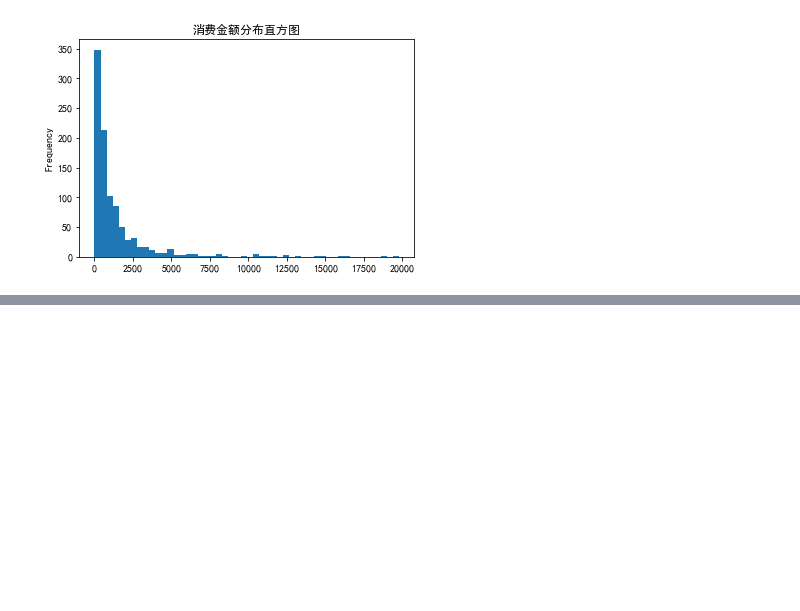
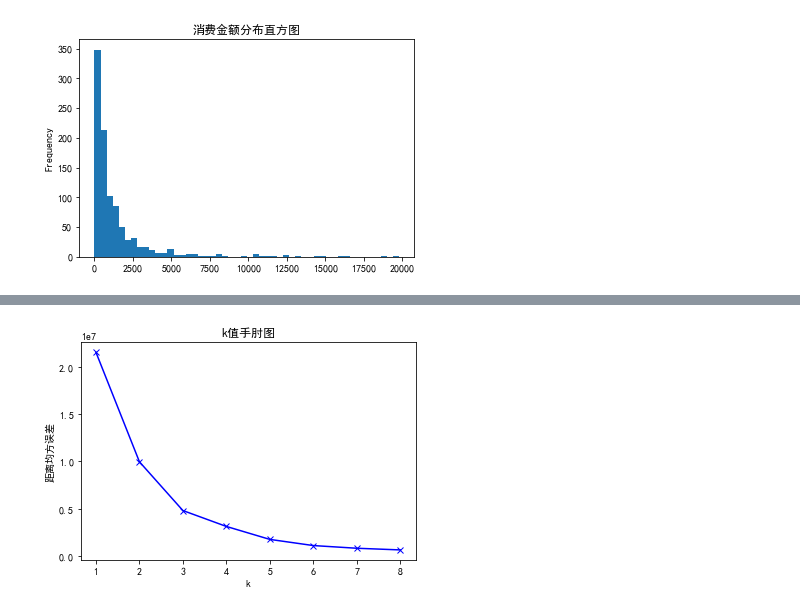
Before and after one commit to LMFrank/ml_project, a Jupyter notebook: GeekTime/course01/ch04/聚类-根据RFM值为用户分组画像.ipynb, the cells around one changed output, grey strips where cells are left out. Drawn from its saved outputs; the diff is of its cells as text; code cells hidden in the pictures; blank space fills up the shorter version.

```diff
--- a/GeekTime/course01/ch04/聚类-根据RFM值为用户分组画像.ipynb
+++ b/GeekTime/course01/ch04/聚类-根据RFM值为用户分组画像.ipynb
@@ -155,0 +176,4 @@ df_user.query('M值 < 20000')['M值'].plot(kind='hist', bins=50, title='消费
+# %%
+show_elbow(df_user[['F值']])
+# %% [output]
+[figure, added]
```
Also changed, not shown: parts of 22 cells of this notebook.
